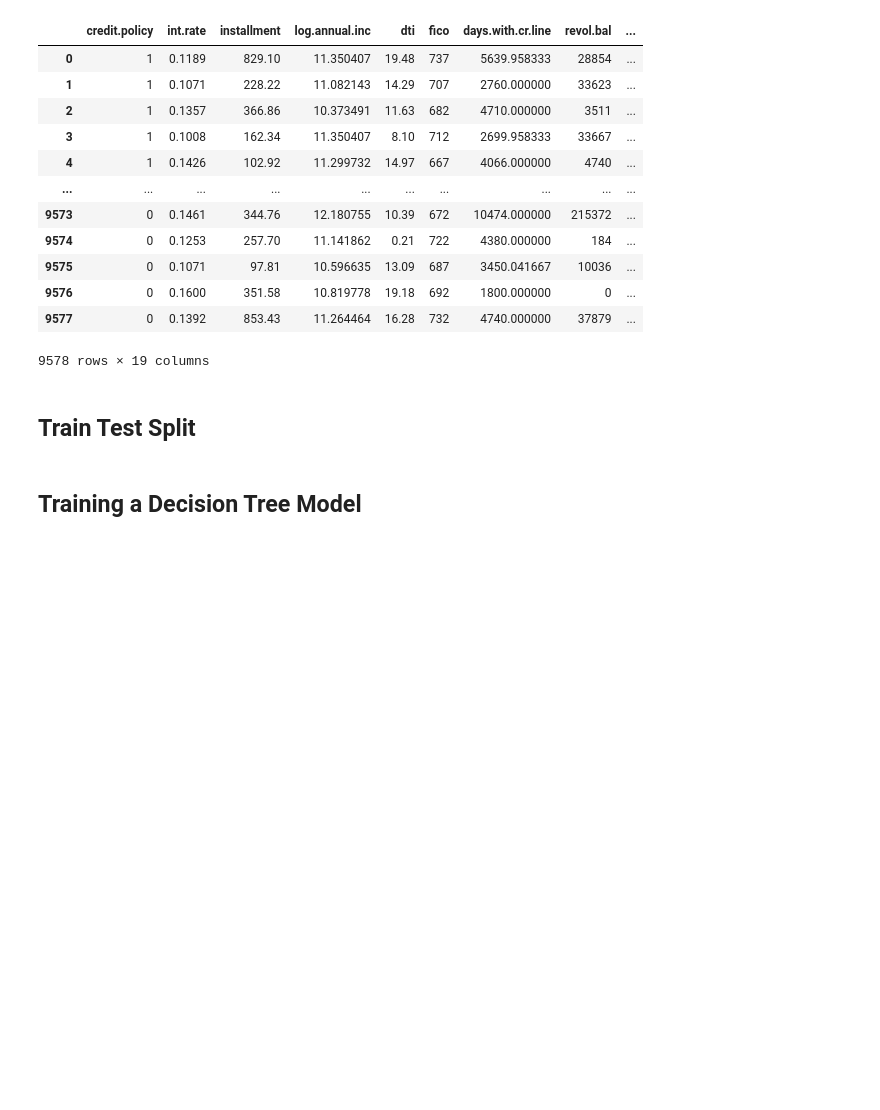
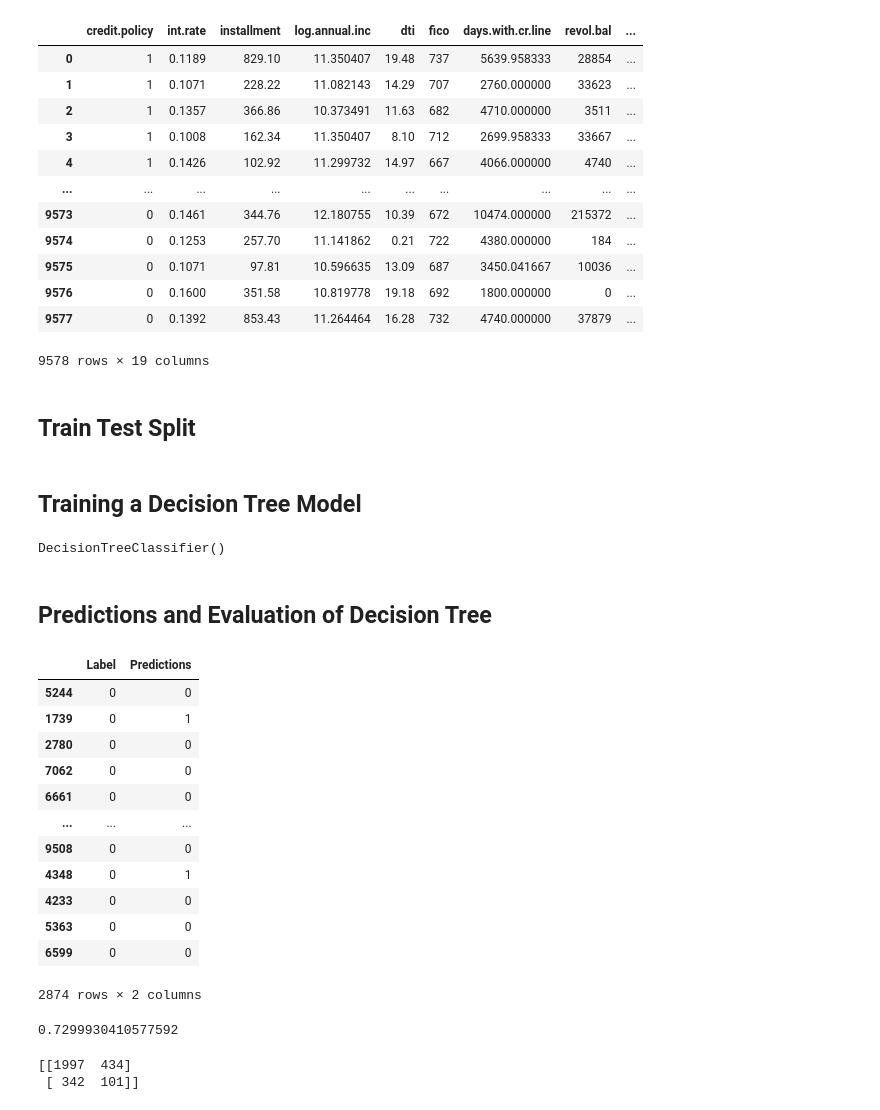
Before and after one commit to Saba-a11/Machine-Learning, a Jupyter notebook: DecisionTree-RandomForest/DT-RF.ipynb, the cells around one changed output. Saved outputs shown, nothing was run; the diff lists cells and outputs as text; code cells hidden in the pictures; blank space fills up the shorter version.

```diff
--- a/DecisionTree-RandomForest/DT-RF.ipynb
+++ b/DecisionTree-RandomForest/DT-RF.ipynb
@@ -233,3 +233,13 @@ X_train, X_test, y_train, y_test = train_test_split(X, y, test_size=0.30, random
 ## Training a Decision Tree Model
 # %%
 from sklearn.tree import DecisionTreeClassifier
+# %%
+dtree = DecisionTreeClassifier()
+# %%
+dtree.fit(X_train,y_train)
+# %% [output]
+DecisionTreeClassifier()
+# %% [markdown]
+## Predictions and Evaluation of Decision Tree
+# %%
+pred = dtree.predict(X_test)
@@ -235,0 +248,25 @@ from sklearn.tree import DecisionTreeClassifier
+# %%
+pd.DataFrame({'Label':y_test,'Predictions':pred})
+# %% [output]
+|  | Label | Predictions |
+| 5244 | 0 | 0 |
+| 1739 | 0 | 1 |
+| 2780 | 0 | 0 |
+| 7062 | 0 | 0 |
+| 6661 | 0 | 0 |
+| ... | ... | ... |
+| 9508 | 0 | 0 |
+| 4348 | 0 | 1 |
+| 4233 | 0 | 0 |
+| 5363 | 0 | 0 |
+| 6599 | 0 | 0 |
+2874 rows × 2 columns
+# %%
+print(dtree.score(X_test,y_test))
+# %% [output]
+0.7299930410577592
+# %%
+print(confusion_matrix(y_test,pred))
+# %% [output]
+[[1997  434]
+ [ 342  101]]
```
Also changed, not shown: parts of 6 cells of this notebook.
